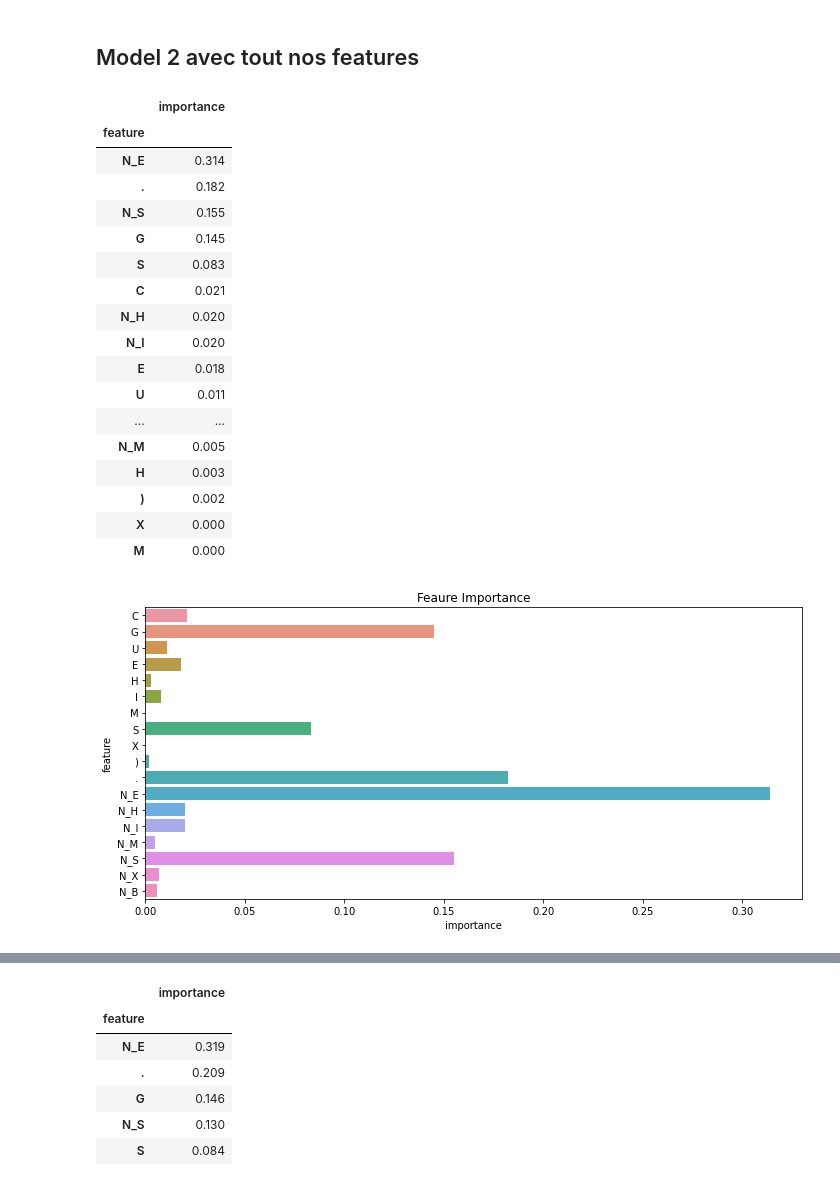
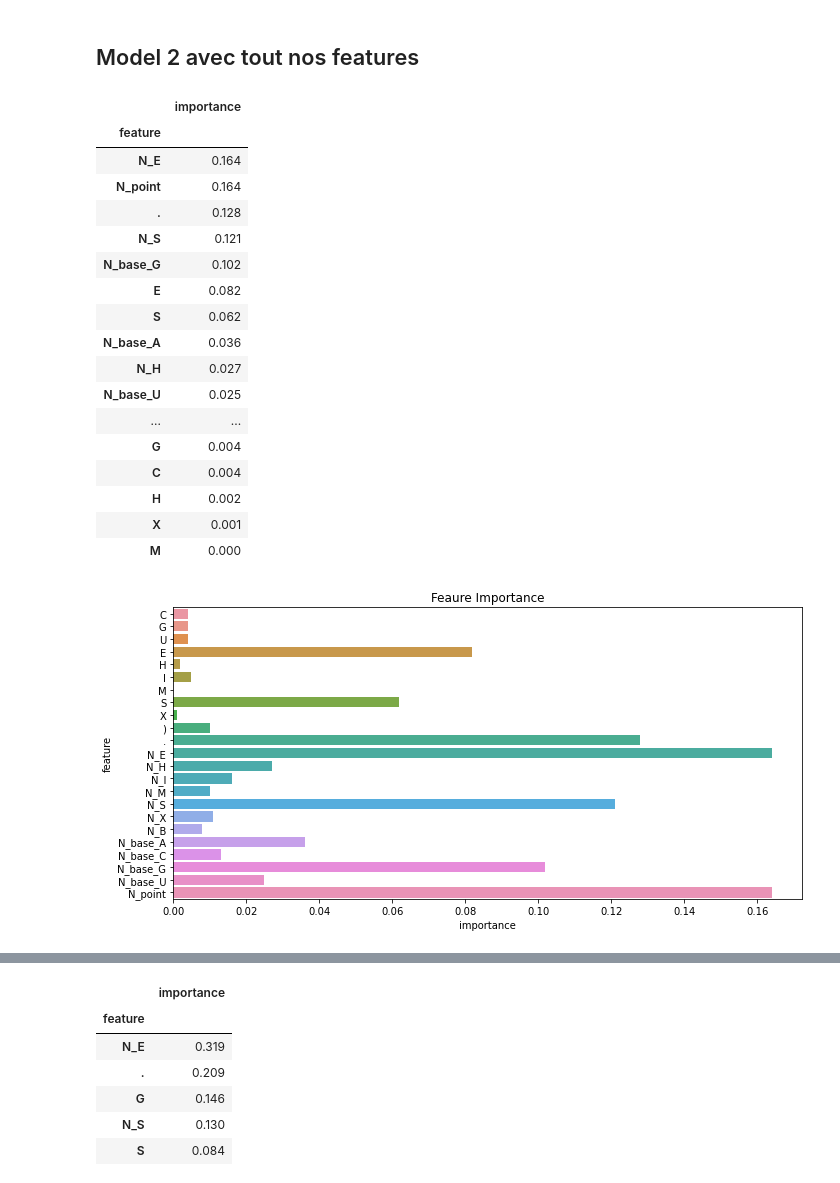
Before and after one commit to DataCampM2DSSAF/suivi-du-data-camp-Sun-Brul-, a Jupyter notebook: model/random_forest.ipynb, the cells around one changed output, grey strips where cells are left out. Drawn from its saved outputs; the diff is of its cells as text; code cells hidden in the pictures.

```diff
--- a/model/random_forest.ipynb
+++ b/model/random_forest.ipynb
@@ -21,4 +21,4 @@ import seaborn as sns
 train = pd.read_json("/Users/Yannick/Desktop/Kaggle_covid/stanford-covid-vaccine/train.json",lines=True)
 test = pd.read_csv('/Users/Yannick/Desktop/Kaggle_covid/test_final.csv') # test files after transformation, with all the labels
 test_org = pd.read_json('/Users/Yannick/Desktop/Kaggle_covid/stanford-covid-vaccine/test.json',lines=True) # original test file
-train_seq = pd.read_csv('/Users/Yannick/Desktop/Kaggle_covid/train_sequenced.csv')
+train_seq = pd.read_csv('/Users/Yannick/Desktop/Kaggle_covid/train_model.csv')
@@ -121,42 +124,43 @@ y_pred_test = y_pred_df(model_1, test.loc[:,features_1], test_sub)
 # %%
 #model_2
 model_2 = RandomForestRegressor(random_state=42)
-features_2 = [ 'C', 'G', 'U','E', 'H', 'I', 'M', 'S', 'X', ')',
-             '.', 'N_E', 'N_H', 'N_I', 'N_M','N_S', 'N_X', 'N_B']
+features_2 = ['C','G', 'U', 'E', 'H', 'I', 'M', 'S', 'X', ')', '.', 'N_E', 'N_H', 'N_I',
+       'N_M', 'N_S', 'N_X', 'N_B', 'N_base_A', 'N_base_C', 'N_base_G',
+       'N_base_U', 'N_point']
 
 X_2 =train_seq.loc[:,features_2]
 X_2_train, X_2_test, y_2_train, y_2_test = train_test_split(X_2, y, test_size=0.25, random_state=1,shuffle=False)
 
 model_2.fit(X_2_train, y_2_train)
 
 importances = pd.DataFrame({'feature':features_2 ,'importance':np.round(model_2.feature_importances_,3)})
 plt.figure(figsize=(10, 5))
 sns.barplot(x=importances['importance'], y=importances['feature'])
 plt.title('Feaure Importance')
 plt.tight_layout()
 plt.savefig('Feaure.png')
 importances = importances.sort_values('importance',ascending=False).set_index('feature')
 importances
 # %% [output]
 |  | importance |
 | feature |  |
-| N_E | 0.314 |
-| . | 0.182 |
-| N_S | 0.155 |
-| G | 0.145 |
-| S | 0.083 |
-| C | 0.021 |
-| N_H | 0.020 |
-| N_I | 0.020 |
-| E | 0.018 |
-| U | 0.011 |
+| N_E | 0.164 |
+| N_point | 0.164 |
+| . | 0.128 |
+| N_S | 0.121 |
+| N_base_G | 0.102 |
+| E | 0.082 |
+| S | 0.062 |
+| N_base_A | 0.036 |
+| N_H | 0.027 |
+| N_base_U | 0.025 |
 | ... | ... |
-| N_M | 0.005 |
-| H | 0.003 |
-| ) | 0.002 |
-| X | 0.000 |
+| G | 0.004 |
+| C | 0.004 |
+| H | 0.002 |
+| X | 0.001 |
 | M | 0.000 |
-[figure, old version]
+[figure, new version]
 # %%
 y_pred_model_2 = y_pred_df(model_2, test.loc[:,features_2], test_sub)
 evaluate(model_2, X_2_test, y_2_test)
```
Also changed, not shown: parts of 21 cells of this notebook, 1 other file.
